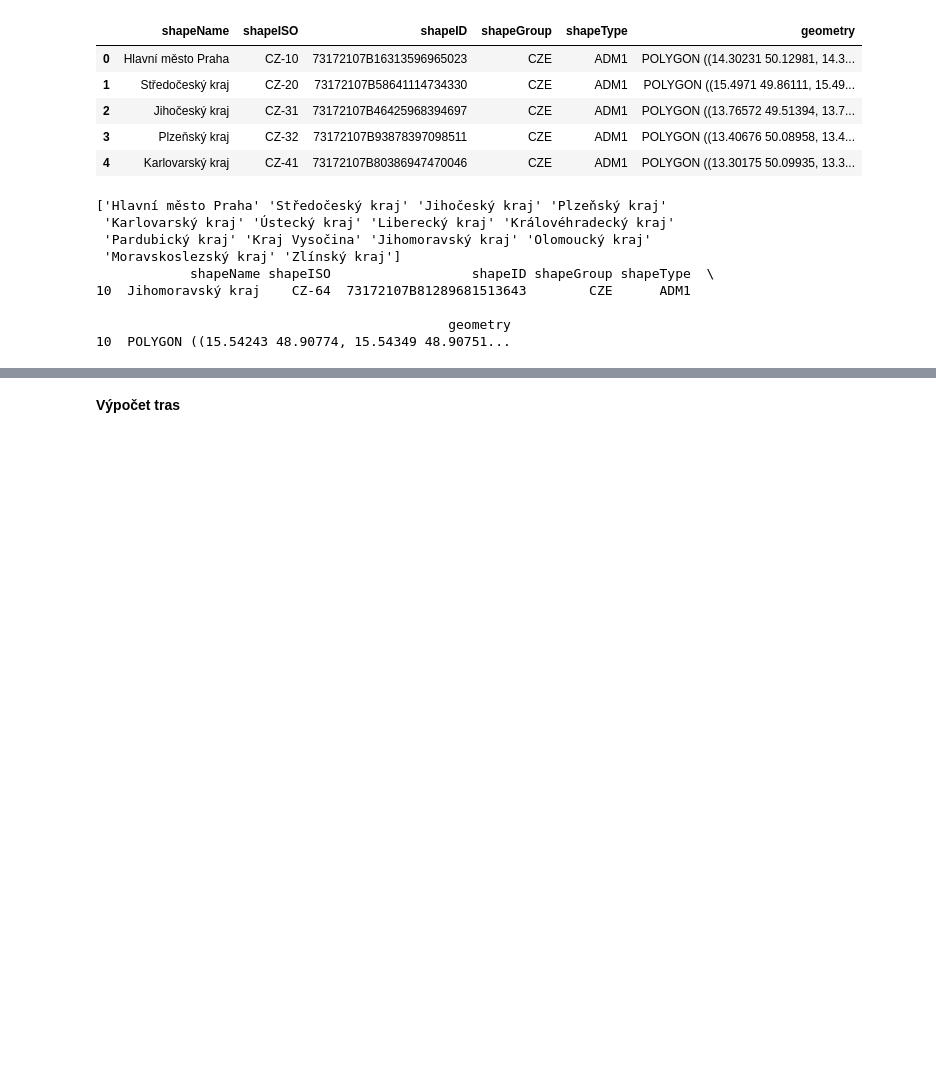
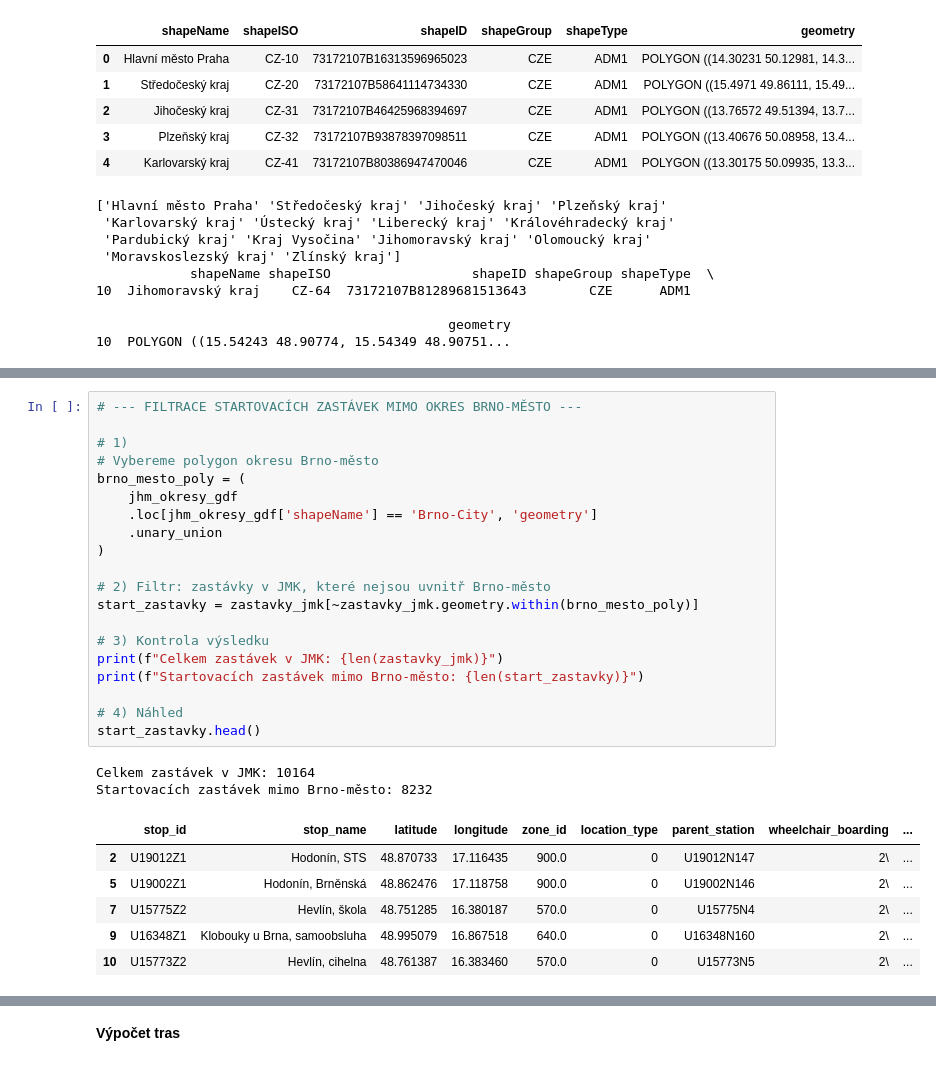
Before and after one commit to JanPelisek/dostupnost-JMK, a Jupyter notebook: rozpracovane.ipynb, the cells around one changed output, grey strips where cells are left out. Saved outputs shown, nothing was run; the diff lists cells and outputs as text; blank space fills up the shorter version.

```diff
--- a/rozpracovane.ipynb
+++ b/rozpracovane.ipynb
@@ -265,0 +311,29 @@ See: https://matplotlib.org/stable/tutorials/intermediate/legend_guide.html#impl
+# %%
+# --- FILTRACE STARTOVACÍCH ZASTÁVEK MIMO OKRES BRNO-MĚSTO ---
+
+# 1)
+# Vybereme polygon okresu Brno‑město
+brno_mesto_poly = (
+    jhm_okresy_gdf
+    .loc[jhm_okresy_gdf['shapeName'] == 'Brno-City', 'geometry']
+    .unary_union
+)
+
+# 2) Filtr: zastávky v JMK, které nejsou uvnitř Brno‑město
+start_zastavky = zastavky_jmk[~zastavky_jmk.geometry.within(brno_mesto_poly)]
+
+# 3) Kontrola výsledku
+print(f"Celkem zastávek v JMK: {len(zastavky_jmk)}")
+print(f"Startovacích zastávek mimo Brno‑město: {len(start_zastavky)}")
+
+# 4) Náhled
+start_zastavky.head()
+# %% [output]
+Celkem zastávek v JMK: 10164
+Startovacích zastávek mimo Brno‑město: 8232
+|  | stop_id | stop_name | latitude | longitude | zone_id | location_type | parent_station | wheelchair_boarding | ... |
+| 2 | U19012Z1 | Hodonín, STS | 48.870733 | 17.116435 | 900.0 | 0 | U19012N147 | 2\ | ... |
+| 5 | U19002Z1 | Hodonín, Brněnská | 48.862476 | 17.118758 | 900.0 | 0 | U19002N146 | 2\ | ... |
+| 7 | U15775Z2 | Hevlín, škola | 48.751285 | 16.380187 | 570.0 | 0 | U15775N4 | 2\ | ... |
+| 9 | U16348Z1 | Klobouky u Brna, samoobsluha | 48.995079 | 16.867518 | 640.0 | 0 | U16348N160 | 2\ | ... |
+| 10 | U15773Z2 | Hevlín, cihelna | 48.761387 | 16.383460 | 570.0 | 0 | U15773N5 | 2\ | ... |
```
Also changed, not shown: parts of 10 cells of this notebook.
